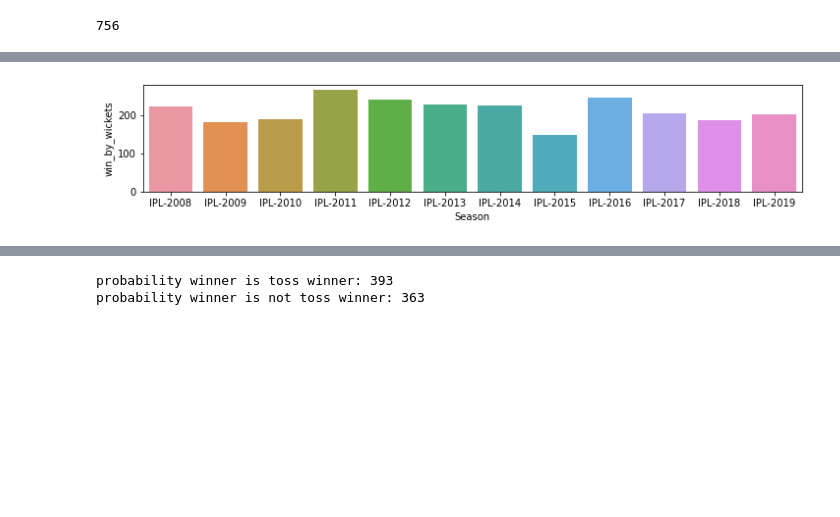
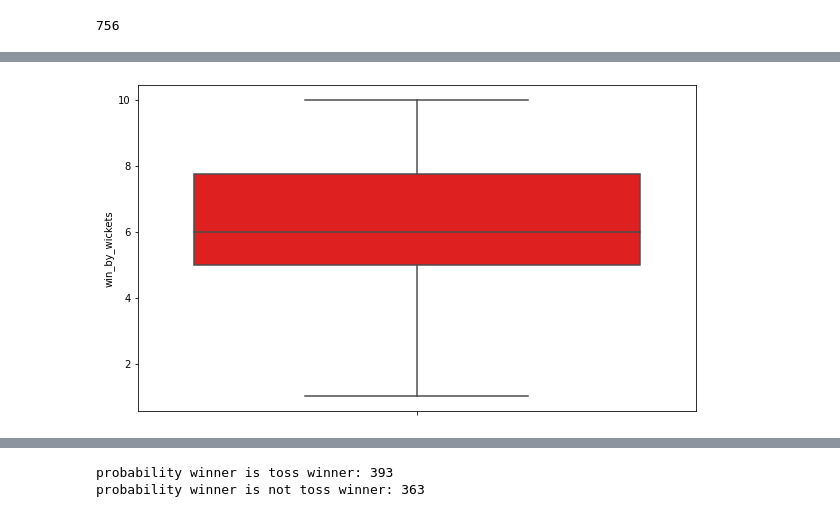
Before and after one commit to sulagna206/IPL-data, a Jupyter notebook: EDA.ipynb, the cells around one changed output, grey strips where cells are left out. Cells and saved outputs as stored; diff of their text form; code cells hidden in the pictures; blank space fills up the shorter version.

```diff
--- a/EDA.ipynb
+++ b/EDA.ipynb
@@ -128,0 +80,8 @@ b = a.sum()
+# %%
+#distribution of runs and wickets
+bat = data[data['win_by_runs']!=0]
+wick = data[data['win_by_wickets']!=0]
+plt.subplot(1,2,1)
+sns.histplot(bat['win_by_runs'])
+plt.subplot(1,2,2)
+sns.histplot(wick['win_by_wickets'])
@@ -129,10 +98,10 @@ b = a.sum()
 # %%
-#total no. of win by wickets in each season as graph
-plt.figure(figsize=(12,2))
-sns.barplot(x=b['Season'],y=b['win_by_wickets'],data=b)
+#boxplot for matches where there has been win by wickets
+plt.figure(figsize=(10,6))
+sns.boxplot(y=wick['win_by_wickets'],data=wick,color='r')
 plt.show()
 # %% [output]
-[figure, old version]
+[figure, new version]
 # %%
 #maximum win_by_runs and winner of each season
 sort_data = data.sort_values('win_by_runs',ascending=False)
```
Also changed, not shown: parts of 32 cells of this notebook.
